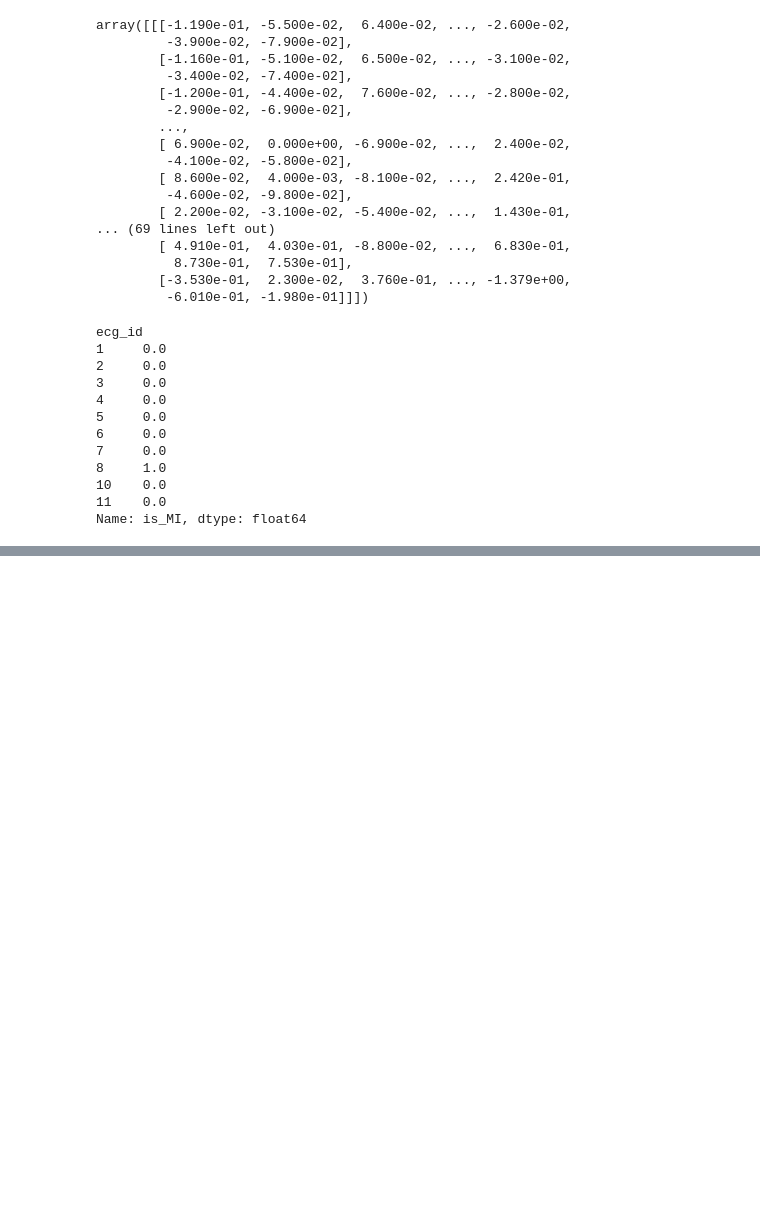
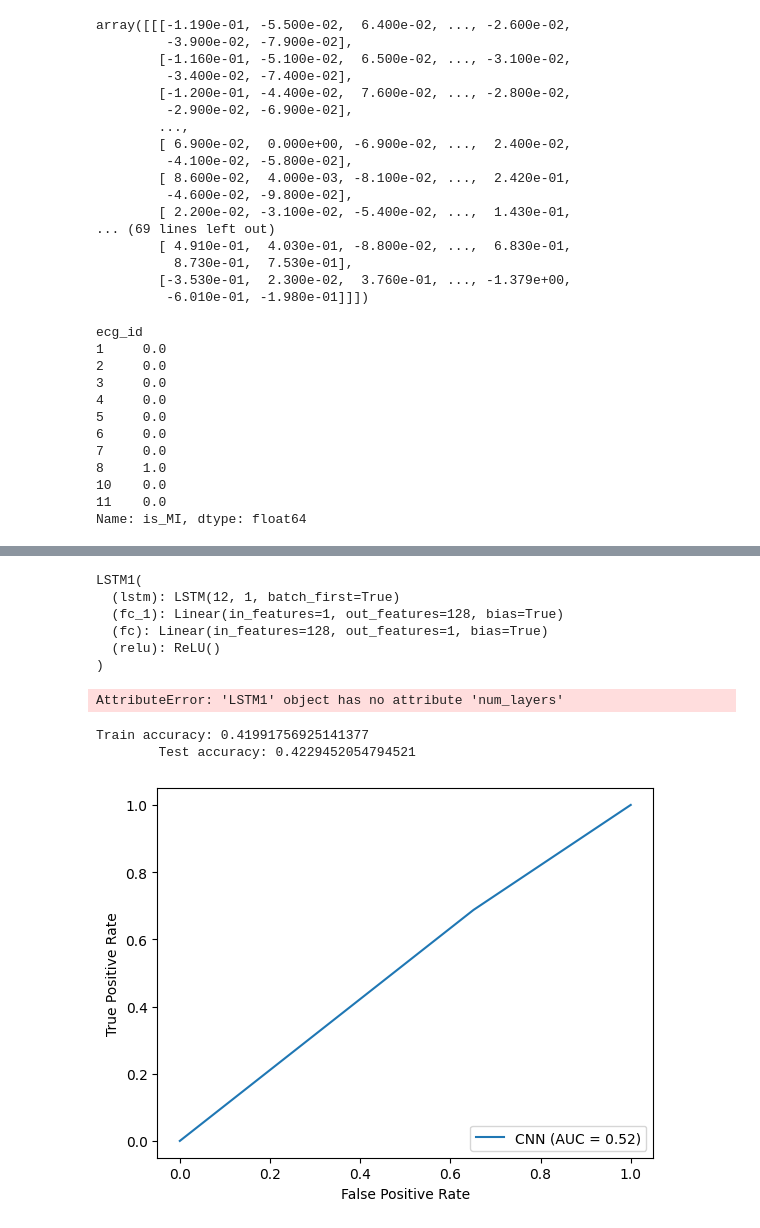
Before and after one commit to AKovalyuk/ecg-classification, a Jupyter notebook: lstm-torch.ipynb, the cells around one changed output, grey strips where cells are left out. Drawn from its saved outputs; the diff is of its cells as text; code cells hidden in the pictures; blank space fills up the shorter version.

Commit message:
Add draft lstm

```diff
--- a/lstm-torch.ipynb
+++ b/lstm-torch.ipynb
@@ -77,0 +135,77 @@ Name: is_MI, dtype: float64
+# %%
+class LSTM1(nn.Module):
+    def __init__(self, num_classes, input_size, hidden_size, num_layers, seq_length):
+        super(LSTM1, self).__init__()
+
+        self.lstm = nn.LSTM(input_size=input_size, hidden_size=hidden_size,
+                            num_layers=num_layers, batch_first=True)  #lstm
+        self.fc_1 = nn.Linear(hidden_size, 128)  #fully connected 1
+        self.fc = nn.Linear(128, num_classes)  #fully connected last layer
+
+        self.relu = nn.ReLU()
+
+    def forward(self, x):
+        h_0 = Variable(torch.zeros(self.num_layers, x.size(0), self.hidden_size)).to(device)  #hidden state
+        c_0 = Variable(torch.zeros(self.num_layers, x.size(0), self.hidden_size)).to(device)  #internal state
+        # Propagate input through LSTM
+        output, (hn, cn) = self.lstm(x, (h_0, c_0))  #lstm with input, hidden, and internal state
+        hn = hn.view(-1, self.hidden_size)  #reshaping the data for Dense layer next
+        out = self.relu(hn)
+        out = self.fc_1(out)  #first Dense
+        out = self.relu(out)  #relu
+        out = self.fc(out)  #Final Output
+        return out
+# %%
+num_epochs = 10  #1000 epochs
+learning_rate = 0.01  #0.001 lr
+
+input_size = 12  #number of features
+hidden_size = 1  #number of features in hidden state
+num_layers = 1  #number of stacked lstm layers
+
+num_classes = 1  #number of output classes
+# %%
+lstm1 = LSTM1(num_classes, input_size, hidden_size, num_layers, X_train_tensors.shape[1])  #our lstm class
+# %%
+criterion = torch.nn.MSELoss()  # mean-squared error for regression
+optimizer = torch.optim.Adam(lstm1.parameters(), lr=learning_rate)
+# %% [output]
+LSTM1(
+  (lstm): LSTM(12, 1, batch_first=True)
+  (fc_1): Linear(in_features=1, out_features=128, bias=True)
+  (fc): Linear(in_features=128, out_features=1, bias=True)
+  (relu): ReLU()
+)
+# %%
+for epoch in range(num_epochs):
+    outputs = lstm1.forward(X_train_tensors)  #forward pass
+    optimizer.zero_grad()  #caluclate the gradient, manually setting to 0
+
+    # obtain the loss function
+    loss = criterion(outputs, y_train_tensors)
+
+    loss.backward()  #calculates the loss of the loss function
+
+    optimizer.step()  #improve from loss, i.e backprop
+    print("Epoch: %d, loss: %1.5f" % (epoch, loss.item()))
+# %% [output]
+AttributeError: 'LSTM1' object has no attribute 'num_layers'
+# %%
+from sklearn.metrics import accuracy_score
+
+print(f'Train accuracy: {accuracy_score(y_train, [(1 if pred[0] > 0.361 else 0) for pred in test(lstm1, X_train_tensors)])}')
+print(f'\tTest accuracy: {accuracy_score(y_test, [(1 if pred[0] > 0.361 else 0) for pred in test(lstm1, X_test_tensors)])}')
+# %% [output]
+Train accuracy: 0.41991756925141377
+        Test accuracy: 0.4229452054794521
+# %%
+from matplotlib import pyplot as plt
+from sklearn.metrics import roc_curve, auc, RocCurveDisplay
+
+fpr, tpr, thresholds = roc_curve(y_test, [(1 if pred[0] > 0.361 else 0) for pred in test(lstm1, X_test_tensors)])
+roc_auc = auc(fpr, tpr)
+display = RocCurveDisplay(fpr=fpr, tpr=tpr, roc_auc=roc_auc, estimator_name='CNN')
+display.plot()
+plt.show()
+# %% [output]
+[figure, added]
```
Also changed, not shown: parts of 6 cells of this notebook, 1 other file.
